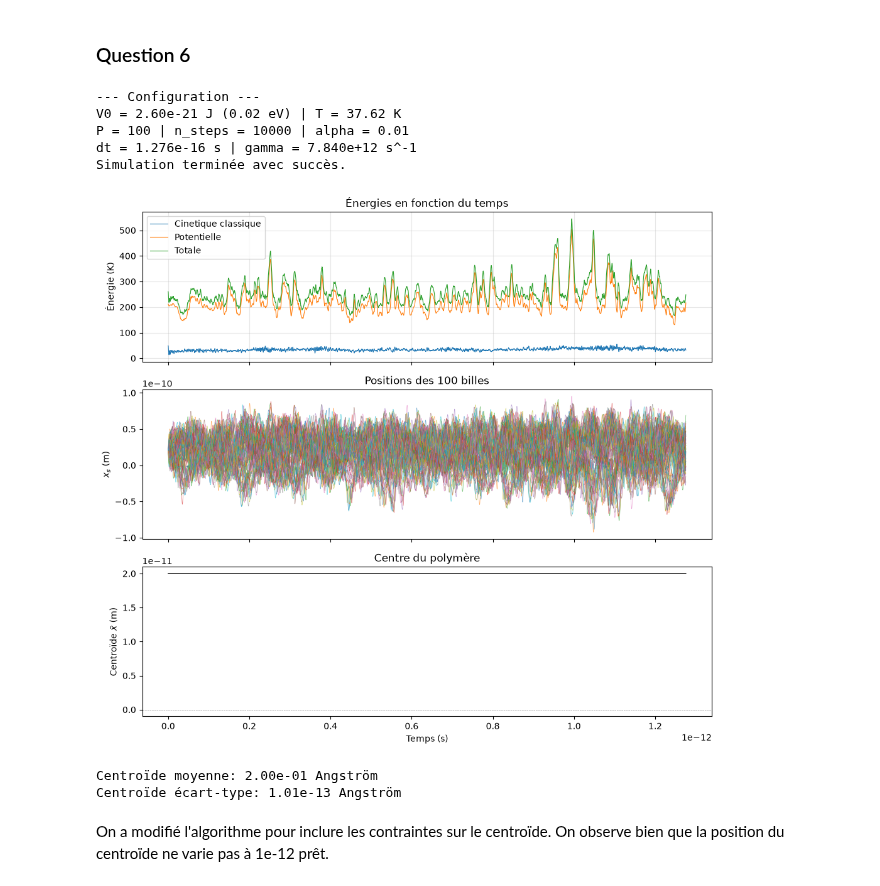
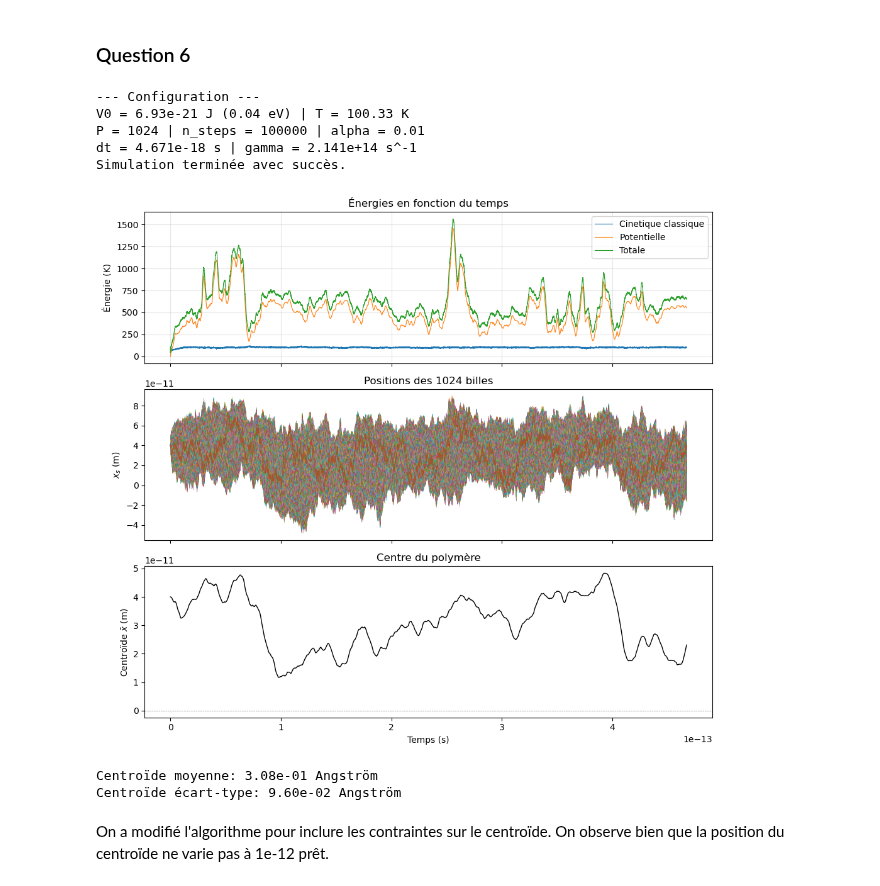
Before and after one commit to Djoto15/MSN_project12, a Jupyter notebook: notes.ipynb, the cells around one changed output. Saved outputs shown, nothing was run; the diff lists cells and outputs as text; code cells hidden in the pictures.

```diff
--- a/notes.ipynb
+++ b/notes.ipynb
@@ -207,41 +207,41 @@ Simulation terminée avec succès.
 ### Question 6
 # %%
 # --- Simulation & resultats ---
-sim, res = run_simulation(n_steps=10000, P=100, gamma=None, alpha=1/100, xc=0.02e-9, C=0.8, T_facteur=0.2, seed=None)
+sim, res = run_simulation(n_steps=100000, P=1024, gamma=None, alpha=1/100, xc=None, C=0.3, T_facteur=0.2, seed=None)
 
 fig, axes = plt.subplots(3, 1, figsize=(10, 9), sharex=True)
 
 axes[0].plot(res.t, res.e_kin_class_kelvin, label="Cinetique classique", lw=0.8)
 axes[0].plot(res.t, res.e_pot_kelvin, label="Potentielle", lw=0.8)
 axes[0].plot(res.t, res.e_pot_kelvin + res.e_kin_class_kelvin, label="Totale", lw=0.8)
 axes[0].set_ylabel("Énergie (K)")
 axes[0].legend()
 axes[0].grid(True, alpha=0.3)
 axes[0].set_title("Énergies en fonction du temps")
 
 axes[1].plot(res.t, res.X, lw=0.5, alpha=0.6)
 axes[1].set_ylabel("$x_s$ (m)")
 axes[1].set_title(f"Positions des {res.P} billes")
 
 axes[2].plot(res.t, res.centroid, color="k", lw=1)
 axes[2].axhline(0, color="gray", ls="--", lw=0.5)
 axes[2].set_ylabel(r"Centroïde $\bar{x}$ (m)")
 axes[2].set_xlabel("Temps (s)")
 axes[2].set_title("Centre du polymère")
 
 fig.tight_layout()
 plt.show()
 print(f"Centroïde moyenne: {(np.mean(res.centroid)*1e10):.2e} Angström")
 print(f"Centroïde écart-type: {(np.std(res.centroid)*1e10):.2e} Angström")
 # %% [output]
 --- Configuration ---
-V0 = 2.60e-21 J (0.02 eV) | T = 37.62 K
-P = 100 | n_steps = 10000 | alpha = 0.01
-dt = 1.276e-16 s | gamma = 7.840e+12 s^-1
+V0 = 6.93e-21 J (0.04 eV) | T = 100.33 K
+P = 1024 | n_steps = 100000 | alpha = 0.01
+dt = 4.671e-18 s | gamma = 2.141e+14 s^-1
 Simulation terminée avec succès.
-[figure, old version]
+[figure, new version]
-Centroïde moyenne: 2.00e-01 Angström
-Centroïde écart-type: 1.01e-13 Angström
+Centroïde moyenne: 3.08e-01 Angström
+Centroïde écart-type: 9.60e-02 Angström
 # %% [markdown]
 On a modifié l'algorithme pour inclure les contraintes sur le centroïde. On observe bien que la position du centroïde ne varie pas à 1e-12 prêt.
 # %%
```
Also changed, not shown: parts of 2 cells of this notebook.
